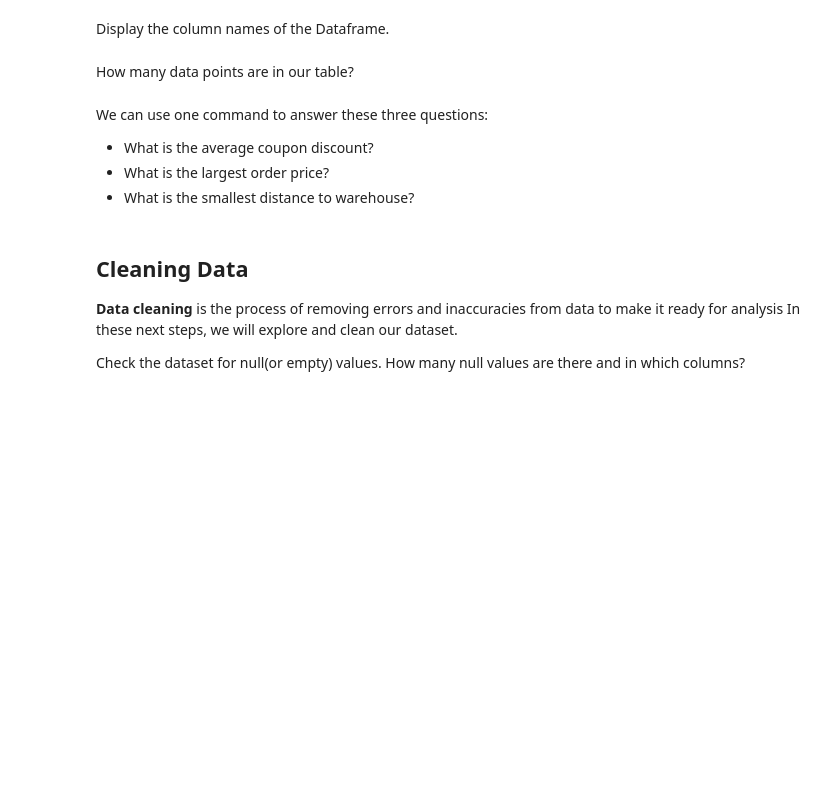
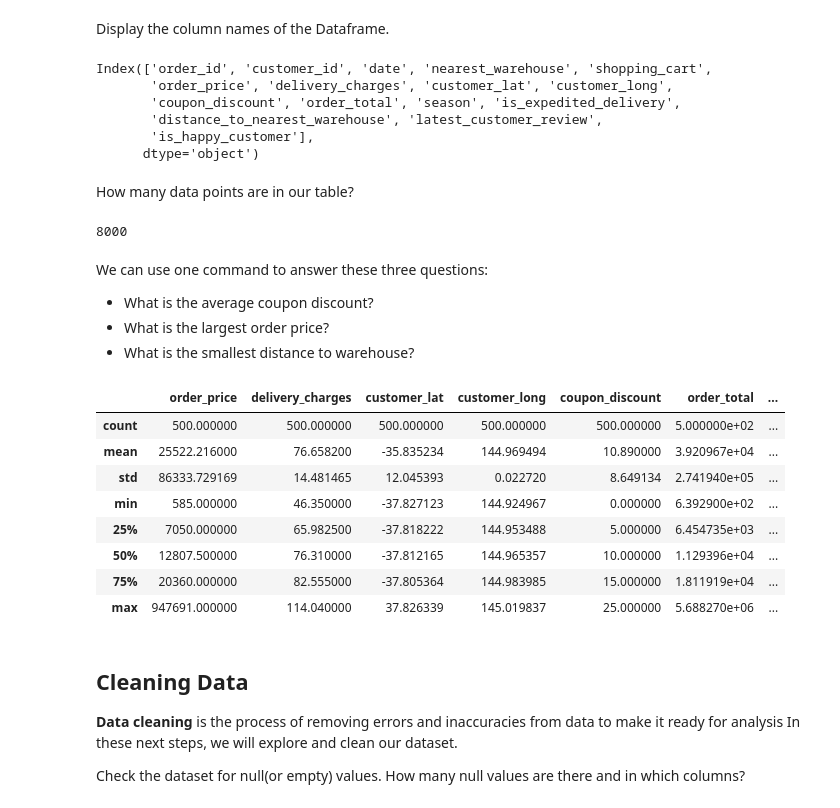
Before and after one commit to EPIC-Campus-LPS/cleaning-warehouse-data-rachelarnold123, a Jupyter notebook: Lab1.1.ipynb, the cells around one changed output. Drawn from its saved outputs; the diff is of its cells as text; code cells hidden in the pictures; blank space fills up the shorter version.

```diff
--- a/Lab1.1.ipynb
+++ b/Lab1.1.ipynb
@@ -42,12 +56,38 @@ Display the first 5 rows of `warehouse`.
 # %% [markdown]
 Display the column names of the Dataframe.
+# %%
+df.columns
+# %% [output]
+Index(['order_id', 'customer_id', 'date', 'nearest_warehouse', 'shopping_cart',
+       'order_price', 'delivery_charges', 'customer_lat', 'customer_long',
+       'coupon_discount', 'order_total', 'season', 'is_expedited_delivery',
+       'distance_to_nearest_warehouse', 'latest_customer_review',
+       'is_happy_customer'],
+      dtype='object')
 # %% [markdown]
 How many data points are in our table?
+# %%
+x, y = df.shape
+print(x * y)
+# %% [output]
+8000
 # %% [markdown]
 We can use one command to answer these three questions:
 - What is the average coupon discount?
 - What is the largest order price?
 - What is the smallest distance to warehouse?
+# %%
+df.describe()
+# %% [output]
+|  | order_price | delivery_charges | customer_lat | customer_long | coupon_discount | order_total | ... |
+| count | 500.000000 | 500.000000 | 500.000000 | 500.000000 | 500.000000 | 5.000000e+02 | ... |
+| mean | 25522.216000 | 76.658200 | -35.835234 | 144.969494 | 10.890000 | 3.920967e+04 | ... |
+| std | 86333.729169 | 14.481465 | 12.045393 | 0.022720 | 8.649134 | 2.741940e+05 | ... |
+| min | 585.000000 | 46.350000 | -37.827123 | 144.924967 | 0.000000 | 6.392900e+02 | ... |
+| 25% | 7050.000000 | 65.982500 | -37.818222 | 144.953488 | 5.000000 | 6.454735e+03 | ... |
+| 50% | 12807.500000 | 76.310000 | -37.812165 | 144.965357 | 10.000000 | 1.129396e+04 | ... |
+| 75% | 20360.000000 | 82.555000 | -37.805364 | 144.983985 | 15.000000 | 1.811919e+04 | ... |
+| max | 947691.000000 | 114.040000 | 37.826339 | 145.019837 | 25.000000 | 5.688270e+06 | ... |
 # %% [markdown]
 ## Cleaning Data
 
```
Also changed, not shown: parts of 19 cells of this notebook.
